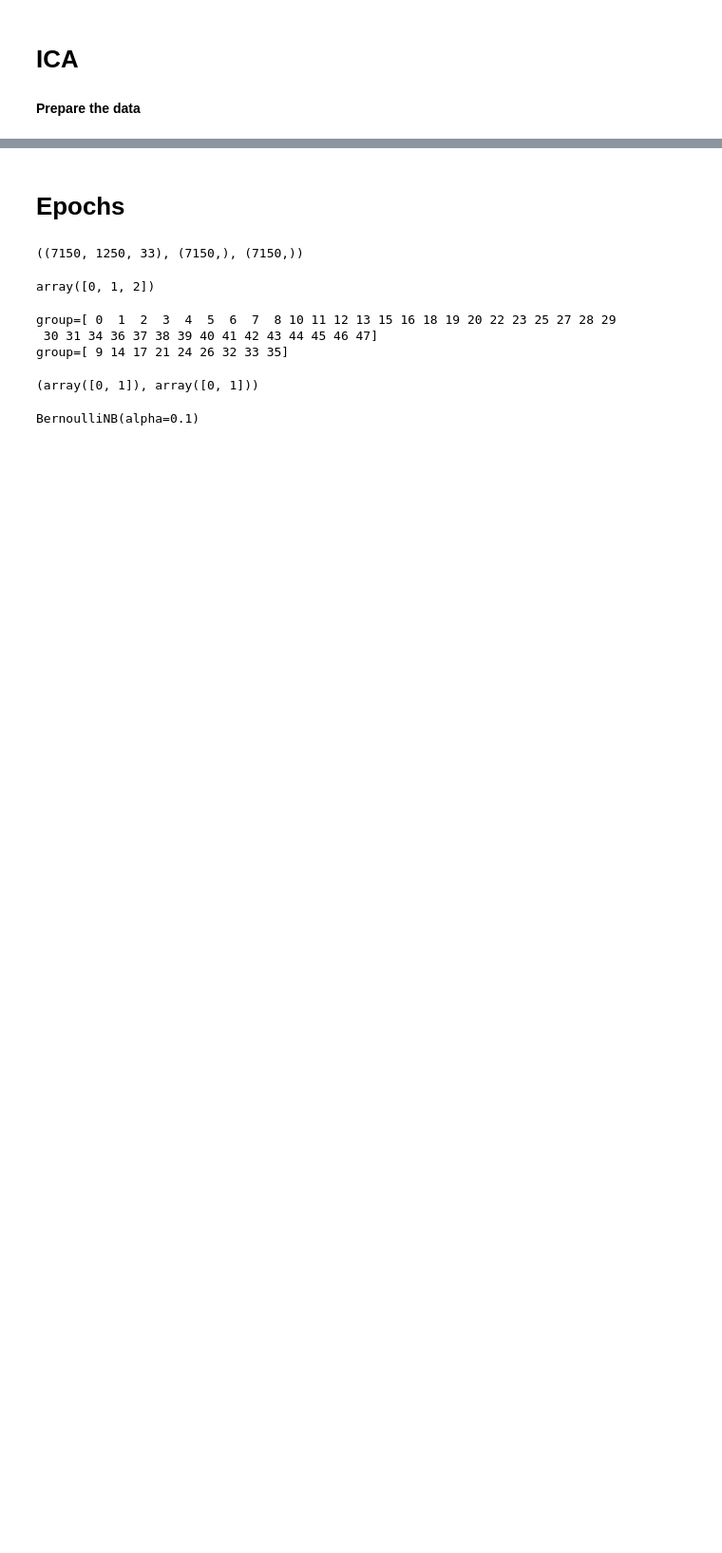
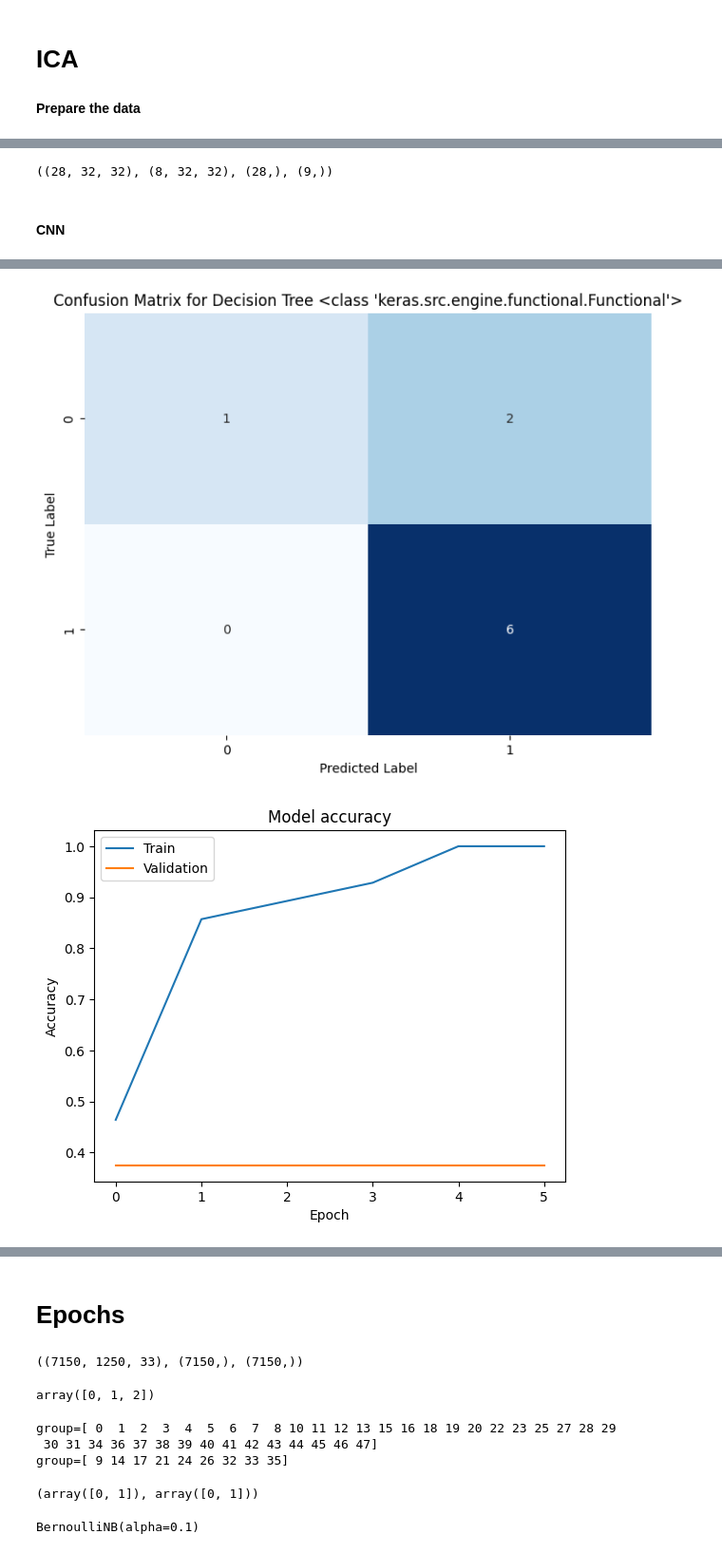
Before and after one commit to maimonahST/Signal_It, a Jupyter notebook: Stacking.ipynb, the cells around one changed output, grey strips where cells are left out. Shown at 95% size. Cells and saved outputs as stored; diff of their text form; code cells hidden in the pictures; blank space fills up the shorter version.

```diff
--- a/Stacking.ipynb
+++ b/Stacking.ipynb
@@ -252,0 +235,3 @@ Ensemble f1 : 0.9090909090909091
+# %%
+decision_tree = DecisionTreeClassifier(criterion='gini', max_depth=3, min_samples_leaf=5)
+decision_tree.fit(X_train_ica_ml, y_train)
@@ -252,0 +240,3 @@ Ensemble f1 : 0.9090909090909091
+# %%
+RandomForest = RandomForestClassifier(n_estimators=100, max_depth=3, min_samples_leaf=5)
+RandomForest.fit(X_train_ica_ml, y_train)
@@ -252,0 +247,71 @@ Ensemble f1 : 0.9090909090909091
+# %%
+X_train_dl, X_val, y_train_dl, y_val = train_test_split(X_train, y_train, test_size=0.2, random_state=42)
+
+X_train_dl.shape, X_val.shape, y_train_dl.shape, y_test.shape
+# %% [output]
+((28, 32, 32), (8, 32, 32), (28,), (9,))
+# %%
+scalar = StandardScaler3D()
+
+X_train_dl = scalar.fit_transform(X_train_dl)
+X_val = scalar.transform(X_val)
+X_test_dl = scalar.transform(X_test)
+# %% [markdown]
+#### CNN
+# %%
+import tensorflow as tf
+from tensorflow.keras.layers import Input,Dense,concatenate,Flatten,GRU,Conv1D, MaxPooling1D
+from tensorflow.keras.models import Model
+from tensorflow.keras.optimizers import Adam,SGD
+from tensorflow.keras.callbacks import EarlyStopping
+
+def block(input):
+    conv1 = Conv1D(32, 2, strides=2, activation='relu', padding="same")(input)
+    conv2 = Conv1D(32, 4, strides=2, activation='relu', padding="causal")(input)
+    conv3 = Conv1D(32, 8, strides=2, activation='relu', padding="causal")(input)
+    x = concatenate([conv1, conv2, conv3], axis=2)
+    return x
+
+# Define the input layer with a shape of (32, 32)
+input_layer = Input(shape=(32, 32))
+
+# Create the first block
+block1 = block(input_layer)
+
+# Create the second block using the 'block' function with the output of the first block as input
+block2 = block(block1)
+
+# Create the third block using the 'block' function with the output of the second block as input
+block3 = block(block2)
+
+cnn_out1 = Conv1D(32, 3, activation='relu', padding='same')(block3)
+cnn_out2 = Conv1D(32, 3, activation='relu', padding='same')(cnn_out1)
+cnn_out3 = MaxPooling1D(pool_size=2)(cnn_out2)
+cnn_out4 = Flatten()(cnn_out3)
+
+# Create a Dense layer with 1 unit and sigmoid activation for binary classification
+predictions = Dense(1, activation='sigmoid')(cnn_out4)
+
+# Define the model with 'input_layer' as the input and 'predictions' as the output
+cnn_model = Model(inputs=input_layer, outputs=predictions)
+
+# Specify the Adam optimizer with a learning rate of 0.0001
+optimizer = Adam(learning_rate=0.001)
+
+# Compile the model with binary crossentropy loss and accuracy as the evaluation metric
+cnn_model.compile(optimizer=optimizer, loss='binary_crossentropy', metrics=['accuracy'])
+
+# Define early stopping callback
+early_stopping = EarlyStopping(monitor='val_loss', patience=5, restore_best_weights=True)
+
+# Train the model using training features and labels
+hist = cnn_model.fit(X_train_dl, y_train_dl, epochs=70, batch_size=64,
+                 validation_data=(X_val, y_val), callbacks=[early_stopping])
+
+# evaluate the model
+evaluate(cnn_model,  X_test_dl, y_test)
+
+
+# plot model accuracy and loss of training and validation
+plot_history(hist)
+# %% [output]
@@ -252,0 +335,2 @@ Ensemble f1 : 0.9090909090909091
+[figure, added]
+[figure, added]
```
Also changed, not shown: parts of 81 cells of this notebook.
